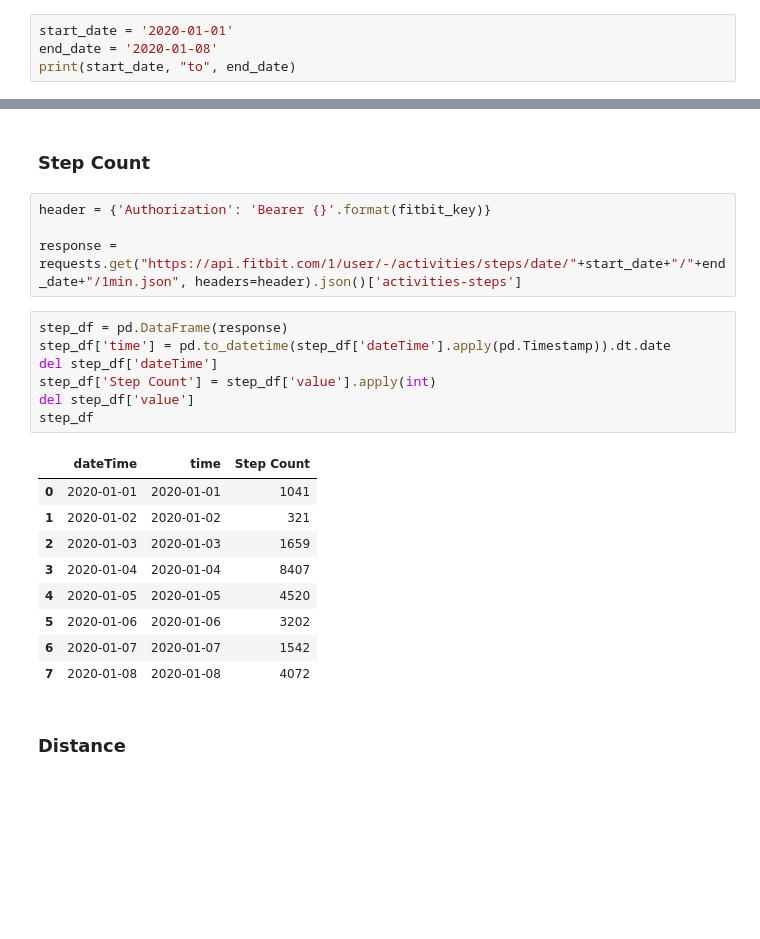
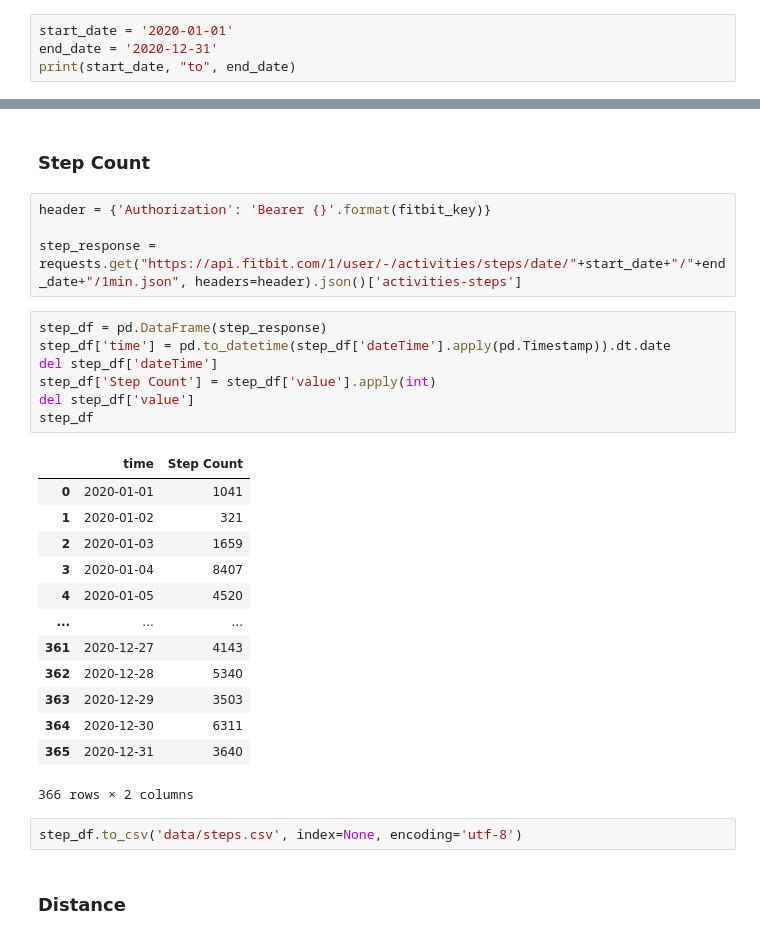
Before and after one commit to mcwaage1/qs, a Jupyter notebook: fitbit/fitbit_downloader.ipynb, the cells around one changed output, grey strips where cells are left out. Saved outputs shown, nothing was run; the diff lists cells and outputs as text; blank space fills up the shorter version.

Commit message:
worked on fitbit dashboard

```diff
--- a/fitbit/fitbit_downloader.ipynb
+++ b/fitbit/fitbit_downloader.ipynb
@@ -39,6 +39,6 @@ with open("data/credentials.json", "r") as file:
 ### Date range
 # %%
 start_date = '2020-01-01'
-end_date = '2020-01-08'
+end_date = '2020-12-31'
 print(start_date, "to", end_date)
 # %% [output]
@@ -275,24 +261,30 @@ resting_HR_df
 # %%
 header = {'Authorization': 'Bearer {}'.format(fitbit_key)}
 
-response = requests.get("https://api.fitbit.com/1/user/-/activities/steps/date/"+start_date+"/"+end_date+"/1min.json", headers=header).json()['activities-steps']
+step_response = requests.get("https://api.fitbit.com/1/user/-/activities/steps/date/"+start_date+"/"+end_date+"/1min.json", headers=header).json()['activities-steps']
 # %%
-step_df = pd.DataFrame(response)
+step_df = pd.DataFrame(step_response)
 step_df['time'] = pd.to_datetime(step_df['dateTime'].apply(pd.Timestamp)).dt.date
 del step_df['dateTime']
 step_df['Step Count'] = step_df['value'].apply(int)
 del step_df['value']
 step_df
 # %% [output]
-|  | dateTime | time | Step Count |
-| 0 | 2020-01-01 | 2020-01-01 | 1041 |
-| 1 | 2020-01-02 | 2020-01-02 | 321 |
-| 2 | 2020-01-03 | 2020-01-03 | 1659 |
-| 3 | 2020-01-04 | 2020-01-04 | 8407 |
-| 4 | 2020-01-05 | 2020-01-05 | 4520 |
-| 5 | 2020-01-06 | 2020-01-06 | 3202 |
-| 6 | 2020-01-07 | 2020-01-07 | 1542 |
-| 7 | 2020-01-08 | 2020-01-08 | 4072 |
+|  | time | Step Count |
+| 0 | 2020-01-01 | 1041 |
+| 1 | 2020-01-02 | 321 |
+| 2 | 2020-01-03 | 1659 |
+| 3 | 2020-01-04 | 8407 |
+| 4 | 2020-01-05 | 4520 |
+| ... | ... | ... |
+| 361 | 2020-12-27 | 4143 |
+| 362 | 2020-12-28 | 5340 |
+| 363 | 2020-12-29 | 3503 |
+| 364 | 2020-12-30 | 6311 |
+| 365 | 2020-12-31 | 3640 |
+366 rows × 2 columns
+# %%
+step_df.to_csv('data/steps.csv', index=None, encoding='utf-8')
 # %% [markdown]
 ### Distance
 # %%
```
Also changed, not shown: parts of 15 cells of this notebook, 2 other files.
